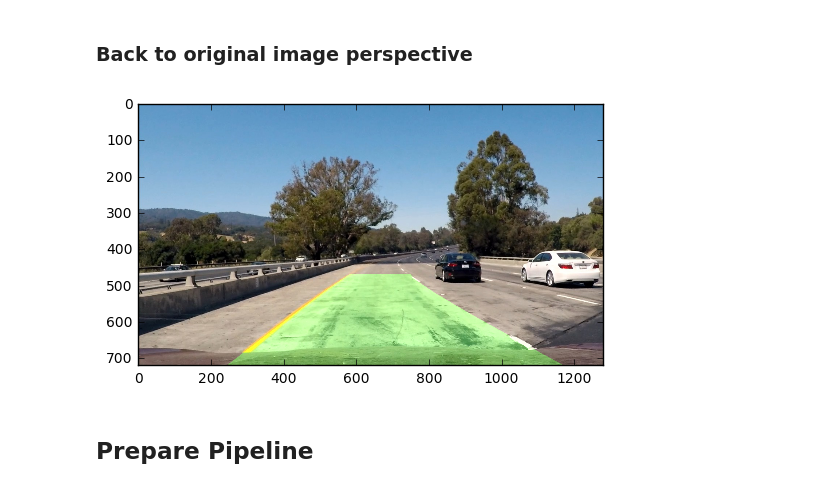
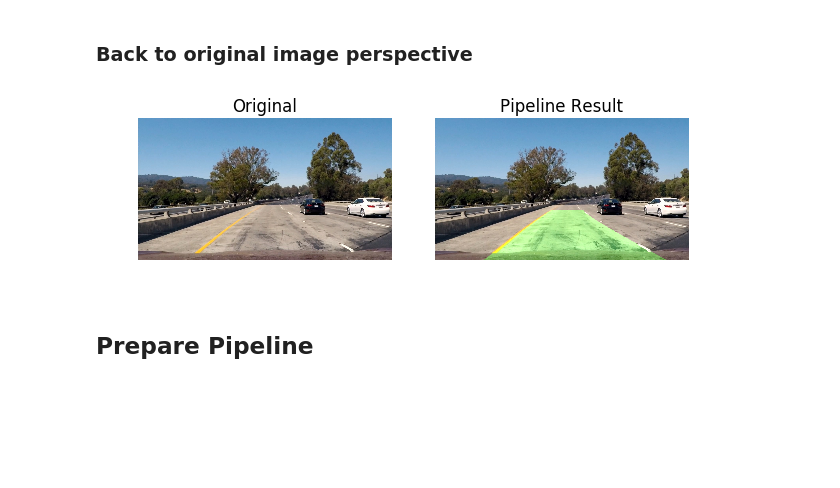
Before and after one commit to Nallo/CarND-P4-Advanced-Lane-Lines, a Jupyter notebook: notebooks/pipeline.ipynb, the cells around one changed output. Saved outputs shown, nothing was run; the diff lists cells and outputs as text; code cells hidden in the pictures; blank space fills up the shorter version.

```diff
--- a/notebooks/pipeline.ipynb
+++ b/notebooks/pipeline.ipynb
@@ -335,29 +335,28 @@ display_save_images([warped, img_lines], ['Original', 'Lines - R: {:.0f} m'.form
 # %%
 def to_real_world_space(image, warped, Minv, left_fitx, right_fitx, ploty):
     # Create an image to draw the lines on
     color_warp = np.zeros_like(warped).astype(np.uint8)
 
     # Recast the x and y points into usable format for cv2.fillPoly()
     pts_left = np.array([np.transpose(np.vstack([left_fitx, ploty]))])
     pts_right = np.array([np.flipud(np.transpose(np.vstack([right_fitx, ploty])))])
     pts = np.hstack((pts_left, pts_right))
 
     # Draw the lane onto the warped blank image
     cv2.fillPoly(color_warp, np.int_([pts]), (0,255, 0))
 
     # Warp the blank back to original image space using inverse perspective matrix (Minv)
     newwarp = cv2.warpPerspective(color_warp, Minv, (image.shape[1], image.shape[0]))
 
     # Combine the result with the original image
     result = cv2.addWeighted(image, 1, newwarp, 0.3, 0)
     return result
 
 Minv = np.linalg.inv(M)
 final_output = to_real_world_space(img, img_lines, Minv, l_fit, r_fit, ploty)
-plt.imshow(final_output)
-plt.show()
+display_save_images([img, final_output], ['Original', 'Pipeline Result'], 'final_result')
 # %% [output]
-[figure, old version]
+[figure, new version]
 # %% [markdown]
 ## Prepare Pipeline
 # %%
```
Also changed, not shown: 1 other file.
